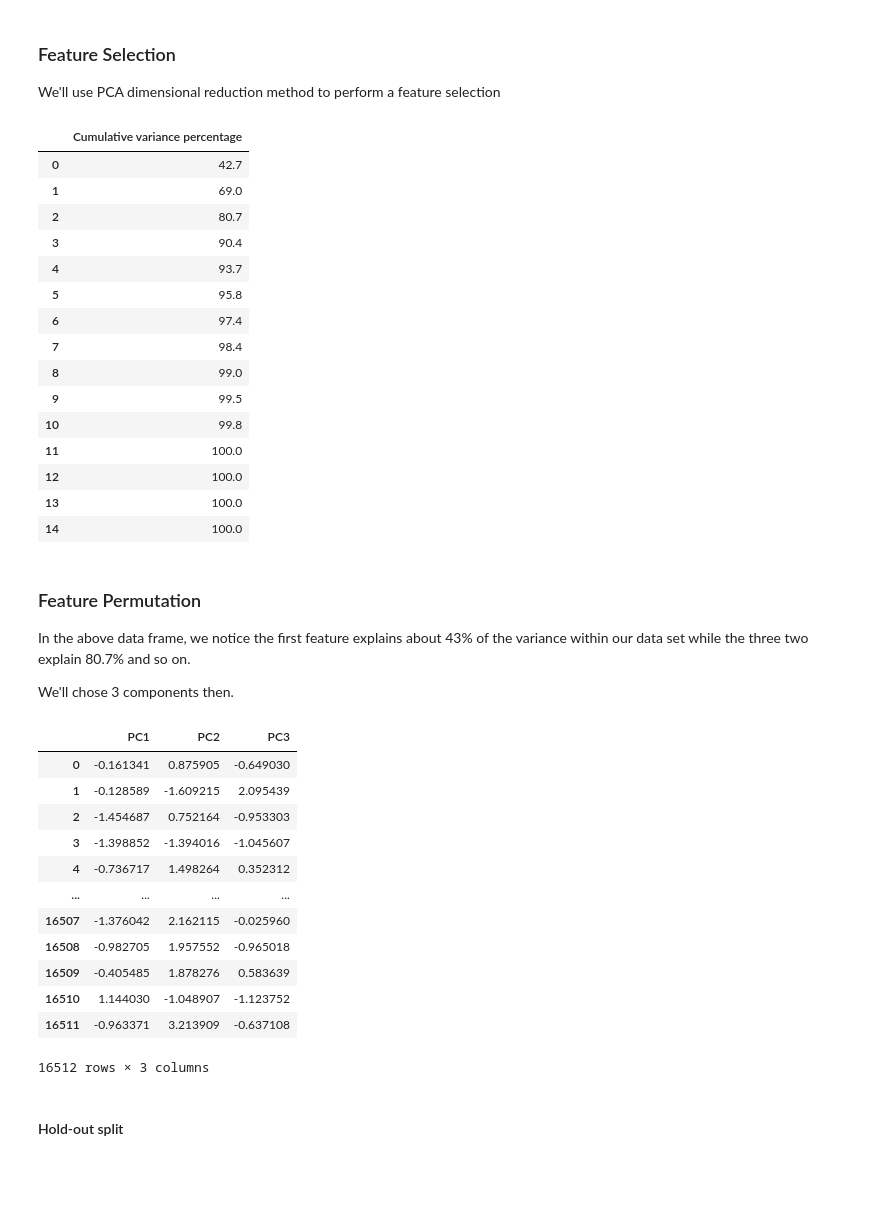
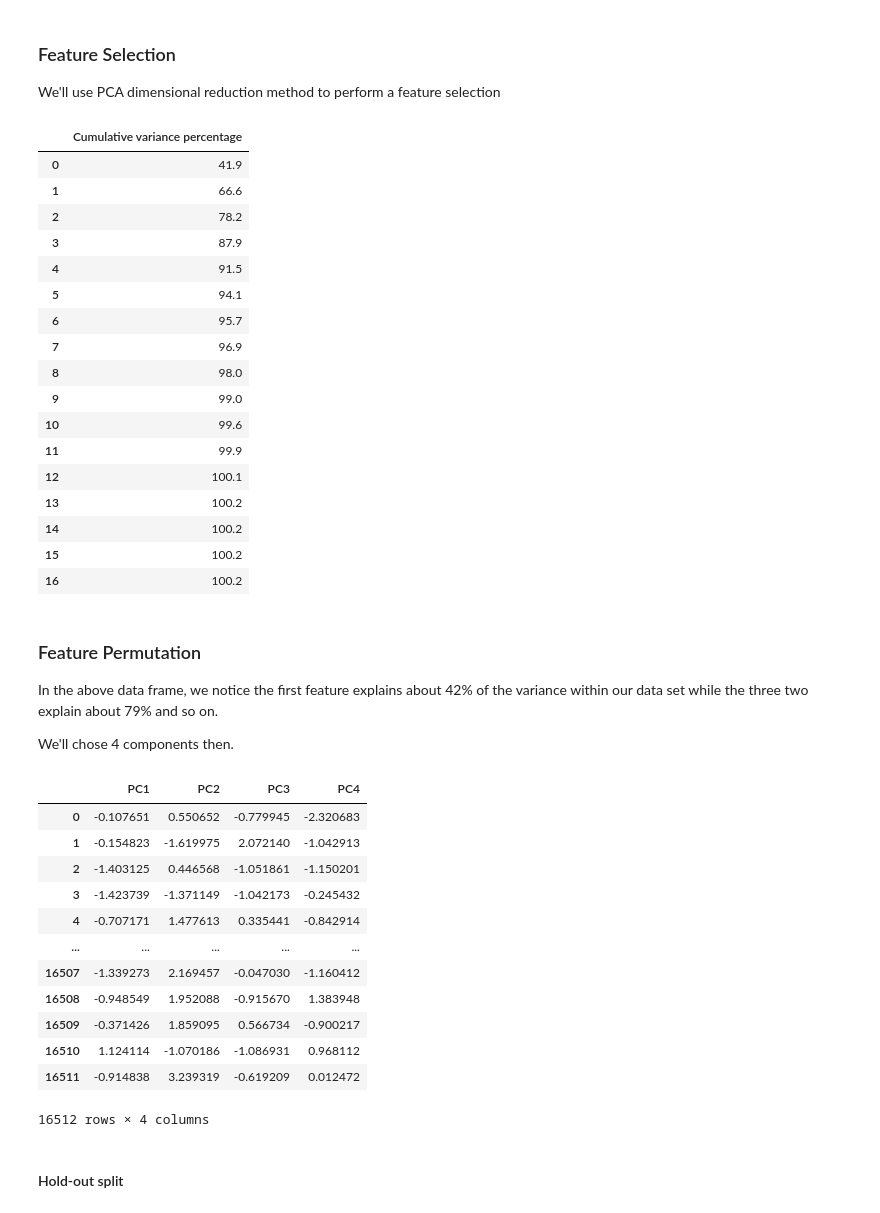
Before and after one commit to adilsmh/House-Market-Prediction, a Jupyter notebook: notebook/notebook_model.ipynb, the cells around one changed output. Saved outputs shown, nothing was run; the diff lists cells and outputs as text; code cells hidden in the pictures; blank space fills up the shorter version.

```diff
--- a/notebook/notebook_model.ipynb
+++ b/notebook/notebook_model.ipynb
@@ -239,6 +218,6 @@ In the plot above the elbow is at k=2, indicating optimal k for this dataset is
 # %%
-# creates 2 clusters using k-means clustering method
-kmeans = KMeans(2)
+# creates 4 clusters using k-means clustering method
+kmeans = KMeans(4)
 kmeans.fit_predict(cdts_df)
 # create new feature in which adding clustered instances
 X_scaled['geo_clusters'] = kmeans.predict(cdts_df)
@@ -267,6 +246,6 @@ sns.scatterplot(data=cdts_df, x='longitude', y="latitude", hue=X_scaled.geo_clus
 #### Encoding geo_clusters feature
 # %%
 # Using get_dummies() pandas method to return a dataframe with clusters as dummy variables.
-dummy_geo_clusters = pd.DataFrame(data=pd.get_dummies(X_scaled.geo_clusters).values, columns=['geo_cluster_1', 'geo_cluster_2'])
+dummy_geo_clusters = pd.DataFrame(data=pd.get_dummies(X_scaled.geo_clusters).values, columns=['geo_cluster_1', 'geo_cluster_2', 'geo_cluster_3', 'geo_cluster_4'])
 print(dummy_geo_clusters)
 # %% [output]
@@ -332,48 +311,50 @@ var=pd.DataFrame(data=np.cumsum(np.round(covar_matrix.explained_variance_ratio_,
 var
 # %% [output]
 |  | Cumulative variance percentage |
-| 0 | 42.7 |
-| 1 | 69.0 |
-| 2 | 80.7 |
-| 3 | 90.4 |
-| 4 | 93.7 |
-| 5 | 95.8 |
-| 6 | 97.4 |
-| 7 | 98.4 |
-| 8 | 99.0 |
-| 9 | 99.5 |
-| 10 | 99.8 |
-| 11 | 100.0 |
-| 12 | 100.0 |
-| 13 | 100.0 |
-| 14 | 100.0 |
+| 0 | 41.9 |
+| 1 | 66.6 |
+| 2 | 78.2 |
+| 3 | 87.9 |
+| 4 | 91.5 |
+| 5 | 94.1 |
+| 6 | 95.7 |
+| 7 | 96.9 |
+| 8 | 98.0 |
+| 9 | 99.0 |
+| 10 | 99.6 |
+| 11 | 99.9 |
+| 12 | 100.1 |
+| 13 | 100.2 |
+| 14 | 100.2 |
+| 15 | 100.2 |
+| 16 | 100.2 |
 # %% [markdown]
 ### Feature Permutation
 
-In the above data frame, we notice the first feature explains about 43% of the variance within our data set while the three two explain 80.7% and so on.
+In the above data frame, we notice the first feature explains about 42% of the variance within our data set while the three two explain about 79% and so on.
 
-We'll chose 3 components then.
+We'll chose 4 components then.
 # %%
 # Make an instance of chosen components
-pca = PCA(n_components=3)
+pca = PCA(n_components=4)
 principalComponents = pca.fit_transform(X)
 
-principalComponents = pd.DataFrame(data=principalComponents, columns=['PC1', 'PC2', 'PC3'])
+principalComponents = pd.DataFrame(data=principalComponents, columns=['PC1', 'PC2', 'PC3', 'PC4'])
 principalComponents
 # %% [output]
-|  | PC1 | PC2 | PC3 |
-| 0 | -0.161341 | 0.875905 | -0.649030 |
-| 1 | -0.128589 | -1.609215 | 2.095439 |
-| 2 | -1.454687 | 0.752164 | -0.953303 |
-| 3 | -1.398852 | -1.394016 | -1.045607 |
-| 4 | -0.736717 | 1.498264 | 0.352312 |
-| ... | ... | ... | ... |
-| 16507 | -1.376042 | 2.162115 | -0.025960 |
-| 16508 | -0.982705 | 1.957552 | -0.965018 |
-| 16509 | -0.405485 | 1.878276 | 0.583639 |
-| 16510 | 1.144030 | -1.048907 | -1.123752 |
-| 16511 | -0.963371 | 3.213909 | -0.637108 |
+|  | PC1 | PC2 | PC3 | PC4 |
+| 0 | -0.107651 | 0.550652 | -0.779945 | -2.320683 |
+| 1 | -0.154823 | -1.619975 | 2.072140 | -1.042913 |
+| 2 | -1.403125 | 0.446568 | -1.051861 | -1.150201 |
+| 3 | -1.423739 | -1.371149 | -1.042173 | -0.245432 |
+| 4 | -0.707171 | 1.477613 | 0.335441 | -0.842914 |
+| ... | ... | ... | ... | ... |
+| 16507 | -1.339273 | 2.169457 | -0.047030 | -1.160412 |
+| 16508 | -0.948549 | 1.952088 | -0.915670 | 1.383948 |
+| 16509 | -0.371426 | 1.859095 | 0.566734 | -0.900217 |
+| 16510 | 1.124114 | -1.070186 | -1.086931 | 0.968112 |
+| 16511 | -0.914838 | 3.239319 | -0.619209 | 0.012472 |
-16512 rows × 3 columns
+16512 rows × 4 columns
 # %% [markdown]
 #### Hold-out split
 # %%
```
Also changed, not shown: parts of 15 cells of this notebook, 1 other file.
